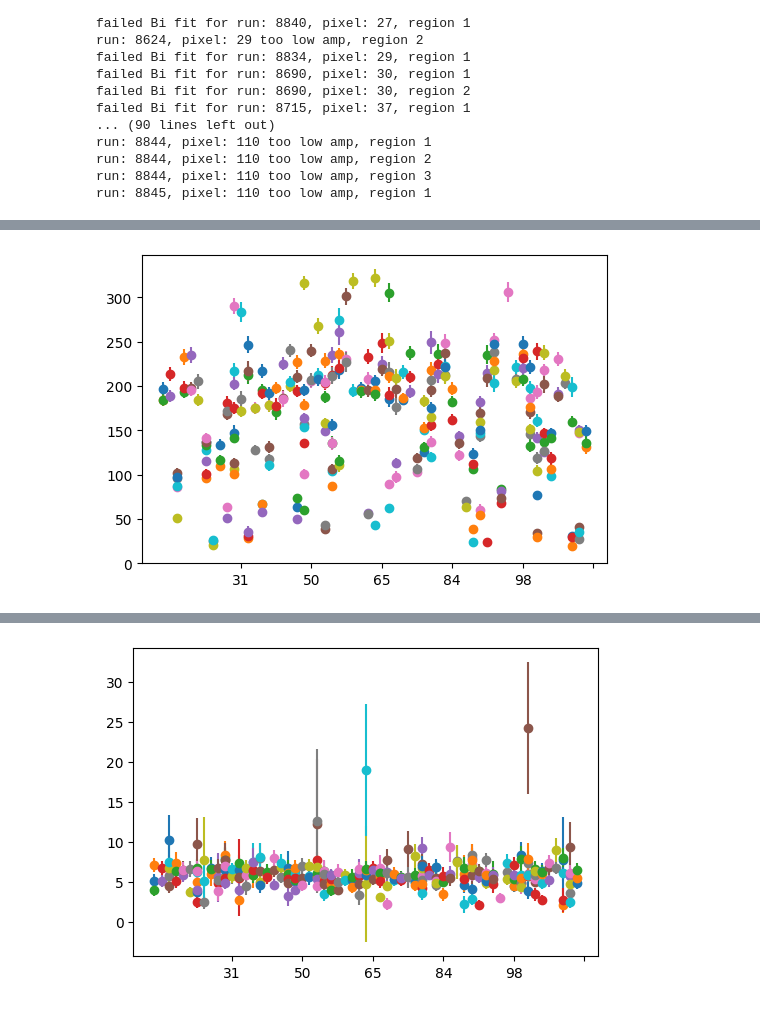
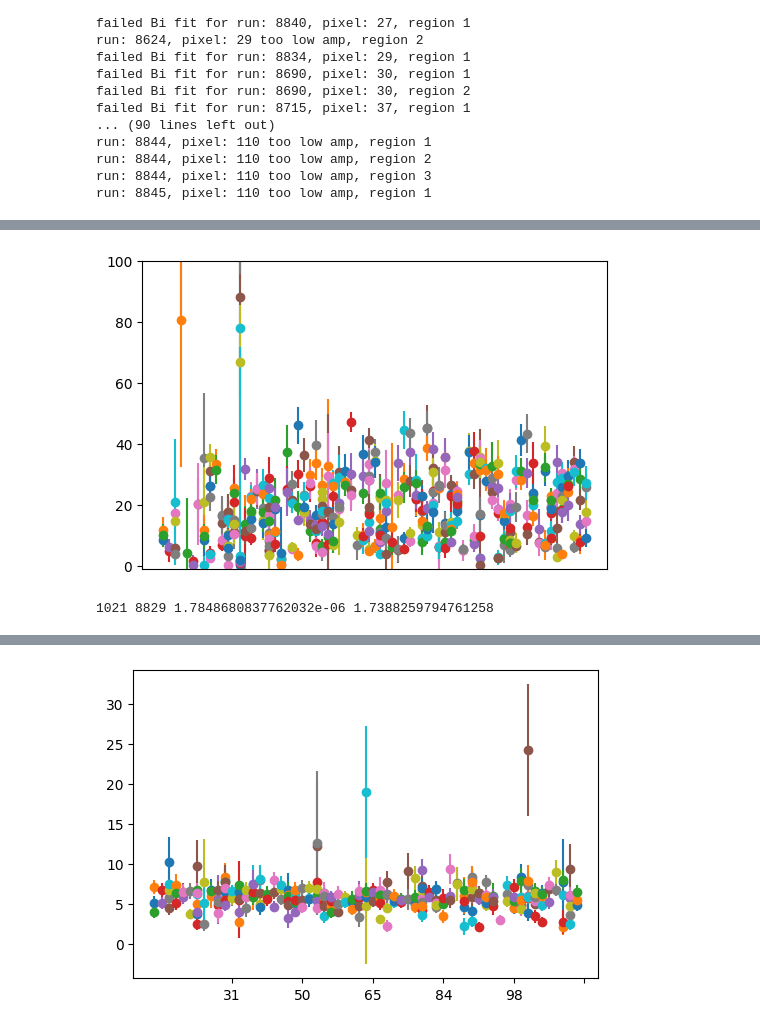
Before and after one commit to arlee-shelby/NabCalibration, a Jupyter notebook: FullAnalysisClean.ipynb, the cells around one changed output, grey strips where cells are left out. Drawn from its saved outputs; the diff is of its cells as text; code cells hidden in the pictures.

Commit message:
fit LDET bi fit low reg and reg2 props

```diff
--- a/FullAnalysisClean.ipynb
+++ b/FullAnalysisClean.ipynb
@@ -91,0 +72,2 @@ failed Bi fit for run: 8623, pixel: 1032, region 1
+# %%
+LDET_df_test_props = bf.get_results_df(bi_fit.get_UDETbi_fit_results, LDETenergy, bin_edges, LDETpixels, run_numbers, plot=False,detector_type='LDET')
@@ -100,9 +115,29 @@ test_pixels = ['29','43','48','54','63','64','94','100','109']
 simulated_keV_values = np.array([22.269661+3,35.276915+3,450.020179+3,522.714534+3,535.039+3,
                                  944.193705+3,1016.613371+3,1029.008589+3])
 simulated_keV_errors = np.array([0.005846,0.002800,0.003731,0.005186,0.013013,0.002459,0.004933,0.012757])
+
+LDETsimulated_keV_values = np.array([22.269661+30,35.276915+30,450.020179+30,522.714534+30,535.039+30,
+                                     944.193705+30,1016.613371+30,1029.008589+30])
+LDETsimulated_keV_errors = np.array([0.005846,0.002800,0.003731,0.005186,0.013013,0.002459,0.004933,0.012757])
 # %%
 calibration_peak_data,calibration_width_data,calibration_amp_data = bf.get_cal_peaks_df(UDET_df,simulated_keV_values,simulated_keV_errors)
+# %%
+LDETcalibration_peak_data,LDETcalibration_width_data,LDETcalibration_amp_data = bf.get_cal_peaks_df(LDET_df_test_props,LDETsimulated_keV_values,LDETsimulated_keV_errors)
 # %%
-plotf.plot_peak_fit_params(calibration_amp_data,peak='peak3',bottom_ylim=0,top_ylim=None)
+plotf.plot_peak_fit_params(LDETcalibration_amp_data,peak='peak5',bottom_ylim=-1,top_ylim=100)
 # %% [output]
-[figure, old version]
+[figure, new version]
+# %%
+pixels = list(LDETcalibration_amp_data.keys())
+for pixel in pixels:
+    runs = list(LDETcalibration_amp_data[pixel].keys())
+    for run in runs:
+        try:
+            amp = LDETcalibration_amp_data[pixel][run]['peak4']['value']
+            error = LDETcalibration_amp_data[pixel][run]['peak4']['error']
+            if amp<1:
+                print(pixel,run,amp,error)
+        except Exception as e:
+            continue
+# %% [output]
+1021 8829 1.7848680837762032e-06 1.7388259794761258
```
Also changed, not shown: parts of 38 cells of this notebook, 3 other files.
